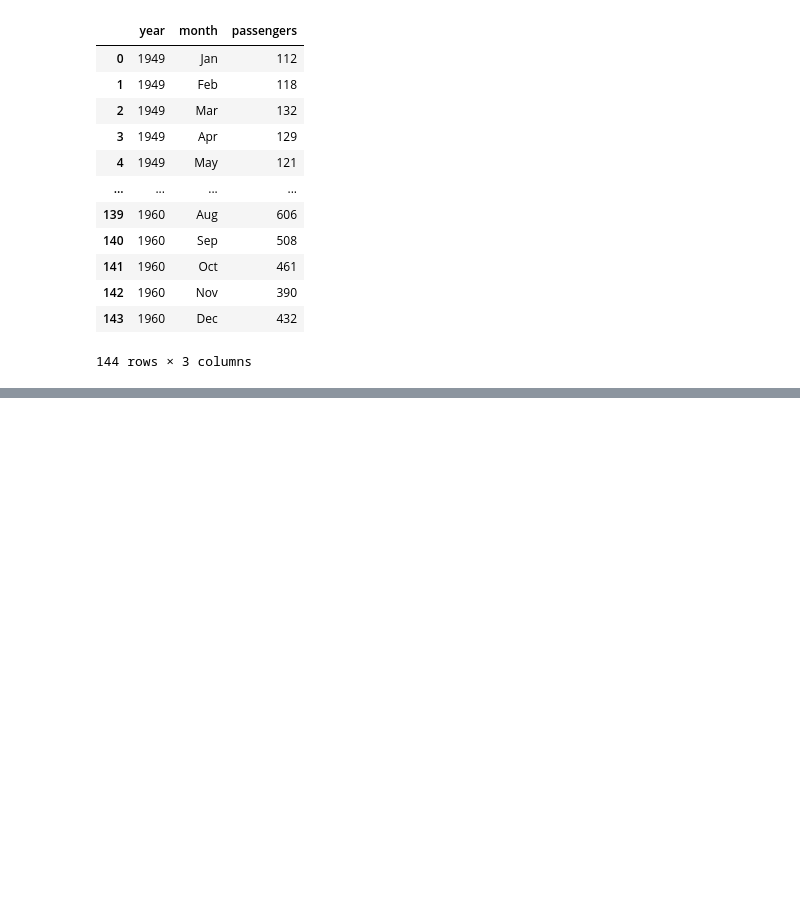
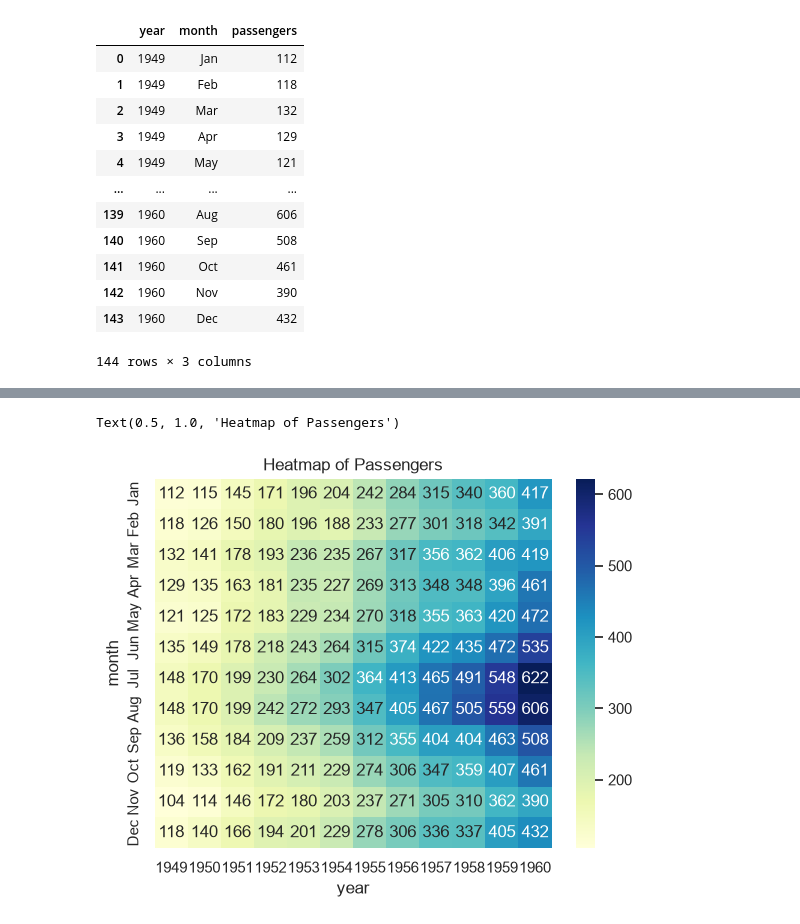
Before and after one commit to Luckyverma04/ultimate-data-science, a Jupyter notebook: Matplotlib/Seaborn.ipynb, the cells around one changed output, grey strips where cells are left out. Saved outputs shown, nothing was run; the diff lists cells and outputs as text; code cells hidden in the pictures; blank space fills up the shorter version.

```diff
--- a/Matplotlib/Seaborn.ipynb
+++ b/Matplotlib/Seaborn.ipynb
@@ -76,0 +94,7 @@ pv = flights.pivot(index= "month", columns="year", values="passengers")
+# %%
+
+sns.heatmap(pv, annot=True, fmt="d", cmap="YlGnBu")
+plt.title('Heatmap of Passengers')
+# %% [output]
+Text(0.5, 1.0, 'Heatmap of Passengers')
+[figure, added]
```
Also changed, not shown: parts of 2 cells of this notebook.
